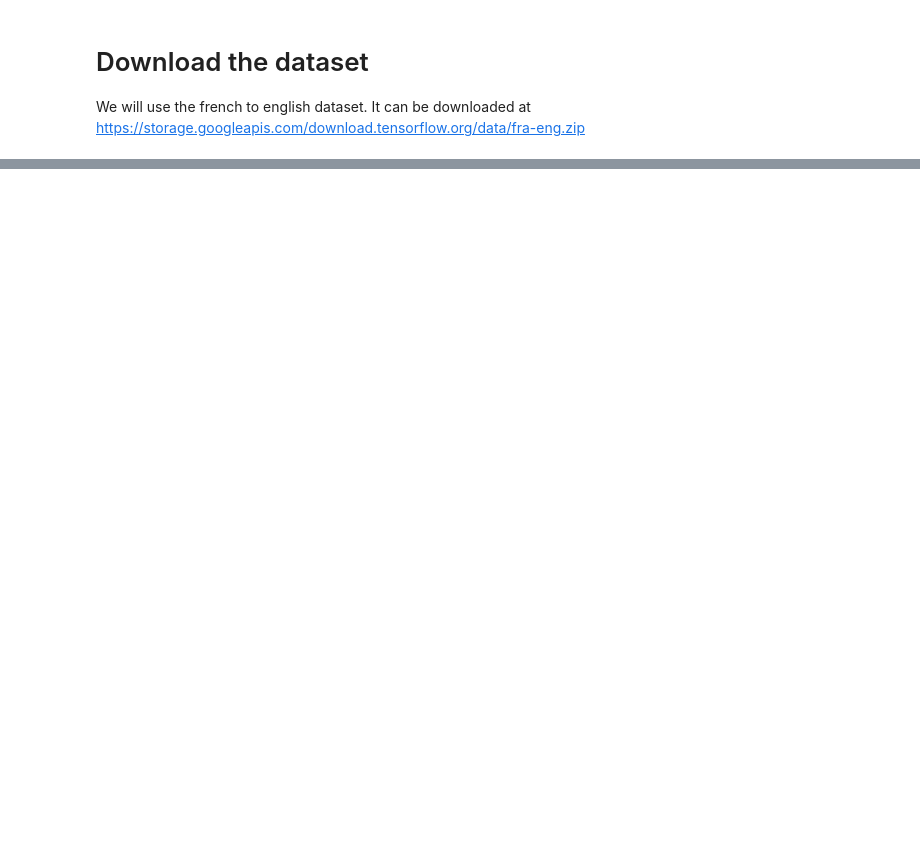
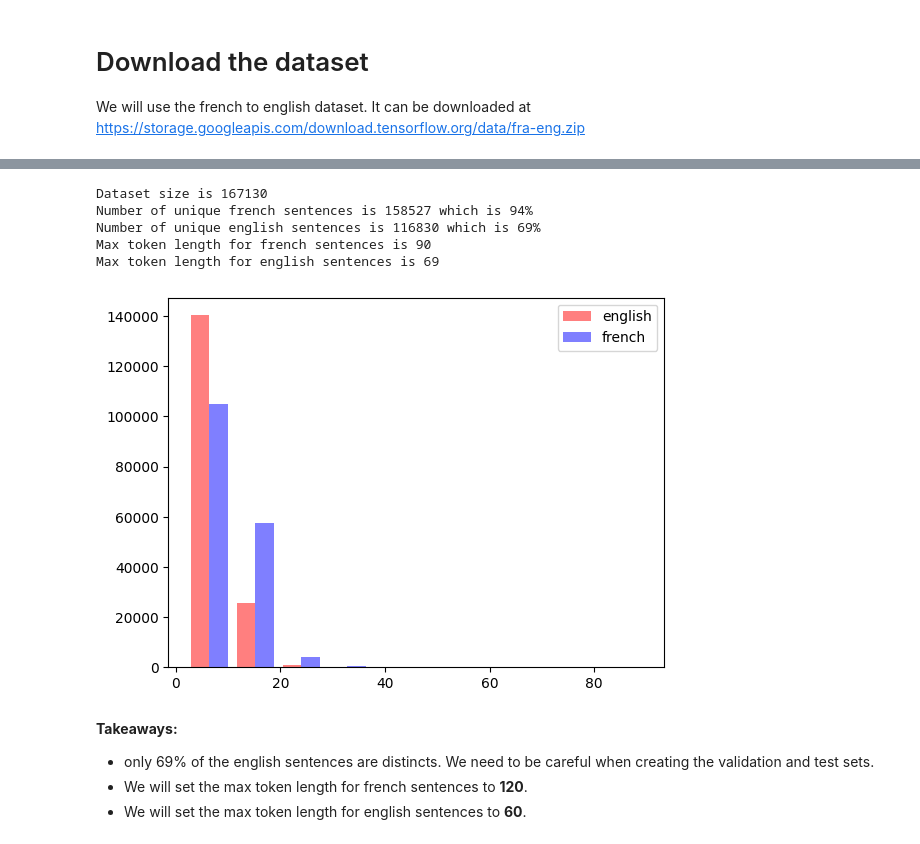
Before and after one commit to MiguelSteph/transformer-from-scratch, a Jupyter notebook: transformer_from_scratch.ipynb, the cells around one changed output, grey strips where cells are left out. Saved outputs shown, nothing was run; the diff lists cells and outputs as text; code cells hidden in the pictures; blank space fills up the shorter version.

```diff
--- a/transformer_from_scratch.ipynb
+++ b/transformer_from_scratch.ipynb
@@ -62,0 +76,11 @@ download_data(config)
+# %%
+if not os.path.exists(config.trg_tokenizer_path + '/vocab.json'):
+    build_and_save_tokenizer(config)
+else:
+    print("Tokenizer is already built.")
+
+# Load saved tokenizer
+fr_tokenizer = ByteLevelBPETokenizer(config.trg_tokenizer_path + '/vocab.json', config.trg_tokenizer_path + '/merges.txt')
+en_tokenizer = ByteLevelBPETokenizer(config.src_tokenizer_path + '/vocab.json', config.src_tokenizer_path + '/merges.txt')
+fr_tokenizer.add_special_tokens(config.tokenizer_special_tokens)
+en_tokenizer.add_special_tokens(config.tokenizer_special_tokens)
@@ -62,0 +100,59 @@ download_data(config)
+# %%
+fr_sentences = []
+en_sentences = []
+
+with open(config.dataset_path) as f:
+    lines = f.read().split('\n')
+    for line in lines:
+        line_split = line.split('\t')
+        if len(line_split) == 2:
+            fr_sentences.append(line_split[1].strip())
+            en_sentences.append(line_split[0].strip())
+
+dataset_size = len(en_sentences)
+distinct_fr_sentences = len(set(fr_sentences))
+distinct_en_sentences = len(set(en_sentences))
+
+fr_distinct_percentage = (distinct_fr_sentences * 100) // dataset_size
+en_distinct_percentage = (distinct_en_sentences * 100) // dataset_size
+
+
+print(f"Dataset size is {dataset_size}")
+print(f"Number of unique french sentences is {distinct_fr_sentences} which is {fr_distinct_percentage}%")
+print(f"Number of unique english sentences is {distinct_en_sentences} which is {en_distinct_percentage}%")
+
+
+
+
+# Token distribution
+fr_tokens_len = [len(fr_tokenizer.encode(sentence).ids) for sentence in fr_sentences]
+en_tokens_len = [len(en_tokenizer.encode(sentence).ids) for sentence in en_sentences]
+
+print(f"Max token length for french sentences is {max(fr_tokens_len)}")
+print(f"Max token length for english sentences is {max(en_tokens_len)}")
+
+plt.hist([en_tokens_len, fr_tokens_len], color=['r', 'b'], label=['english', 'french'], alpha=0.5)
+plt.legend()
+plt.show()
+
+del fr_sentences
+del en_sentences
+del distinct_fr_sentences
+del distinct_en_sentences
+del dataset_size
+del fr_distinct_percentage
+del en_distinct_percentage
+del fr_tokens_len
+del en_tokens_len
+# %% [output]
+Dataset size is 167130
+Number of unique french sentences is 158527 which is 94%
+Number of unique english sentences is 116830 which is 69%
+Max token length for french sentences is 90
+Max token length for english sentences is 69
+[figure, added]
+# %% [markdown]
+**Takeaways:**
+* only 69% of the english sentences are distincts. We need to be careful when creating the validation and test sets.
+* We will set the max token length for french sentences to **120**.
+* We will set the max token length for english sentences to **60**.
```
Also changed, not shown: parts of 19 cells of this notebook, 3 other files.
